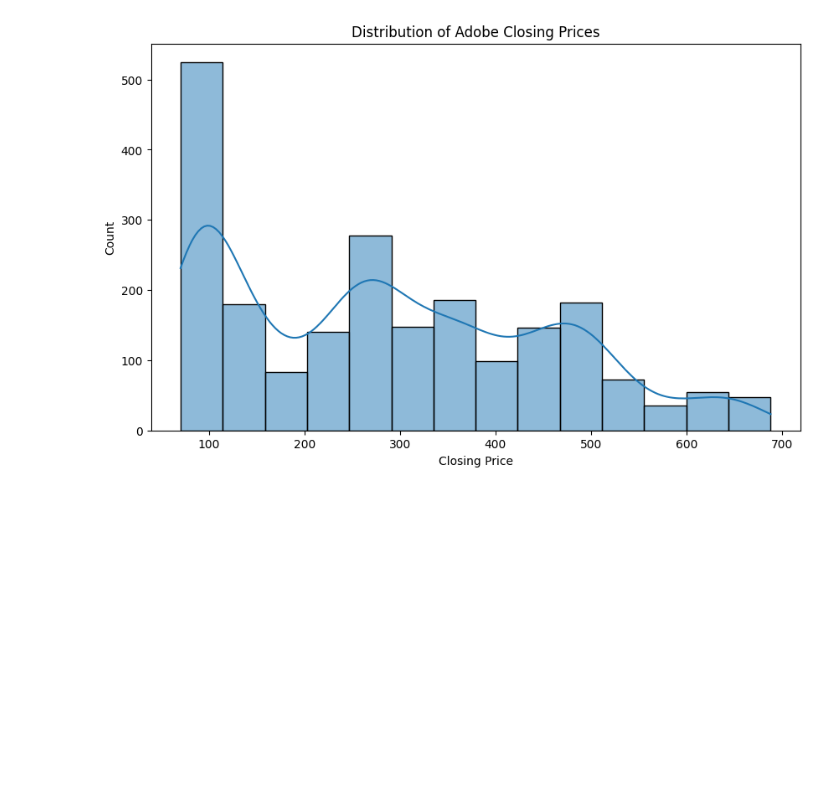
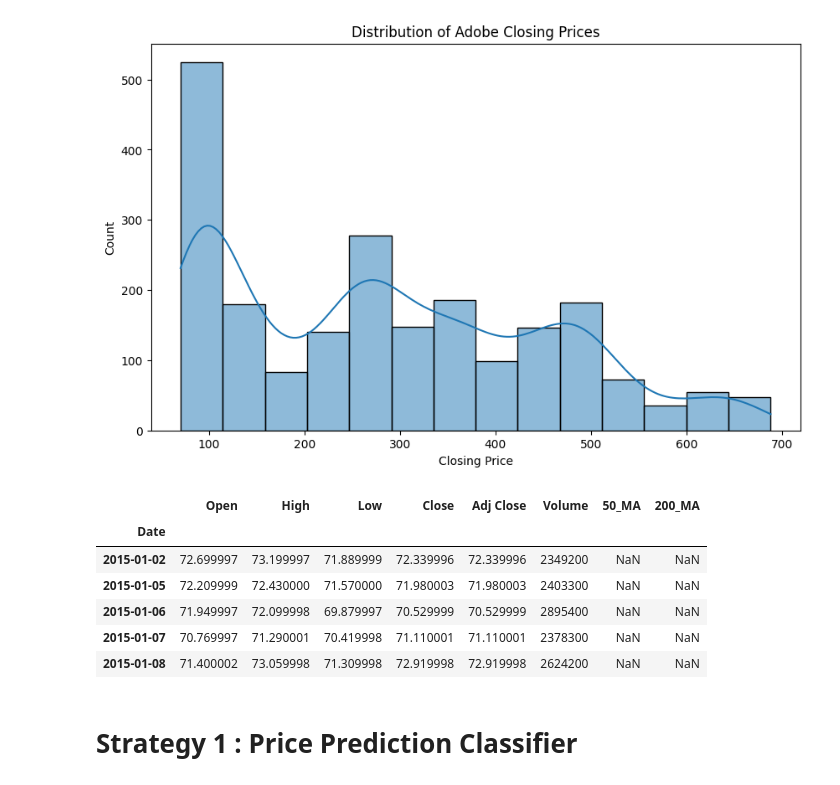
Before and after one commit to SamSilmarilData/stock-analysis-ML, a Jupyter notebook: Notebook.ipynb, the cells around one changed output. Saved outputs shown, nothing was run; the diff lists cells and outputs as text; code cells hidden in the pictures; blank space fills up the shorter version.

Commit message:
implemented strategy #1

```diff
--- a/Notebook.ipynb
+++ b/Notebook.ipynb
@@ -170,3 +182,15 @@ plt.xlabel('Closing Price')
 # %% [output]
 Text(0.5, 0, 'Closing Price')
 [figure]
+# %%
+adbe_data.head()
+# %% [output]
+|  | Open | High | Low | Close | Adj Close | Volume | 50_MA | 200_MA |
+| Date |  |  |  |  |  |  |  |  |
+| 2015-01-02 | 72.699997 | 73.199997 | 71.889999 | 72.339996 | 72.339996 | 2349200 | NaN | NaN |
+| 2015-01-05 | 72.209999 | 72.430000 | 71.570000 | 71.980003 | 71.980003 | 2403300 | NaN | NaN |
+| 2015-01-06 | 71.949997 | 72.099998 | 69.879997 | 70.529999 | 70.529999 | 2895400 | NaN | NaN |
+| 2015-01-07 | 70.769997 | 71.290001 | 70.419998 | 71.110001 | 71.110001 | 2378300 | NaN | NaN |
+| 2015-01-08 | 71.400002 | 73.059998 | 71.309998 | 72.919998 | 72.919998 | 2624200 | NaN | NaN |
+# %% [markdown]
+# Strategy 1 : Price Prediction Classifier
```
Also changed, not shown: parts of 36 cells of this notebook.
